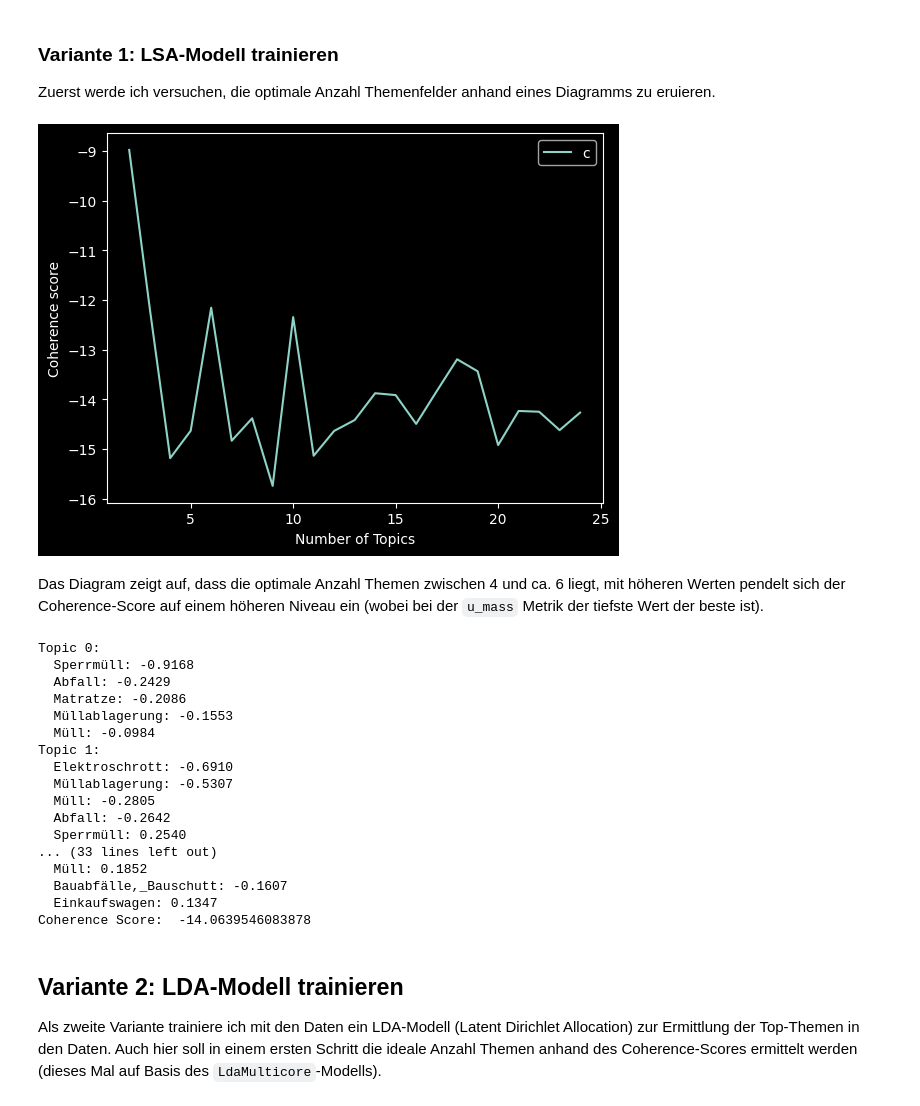
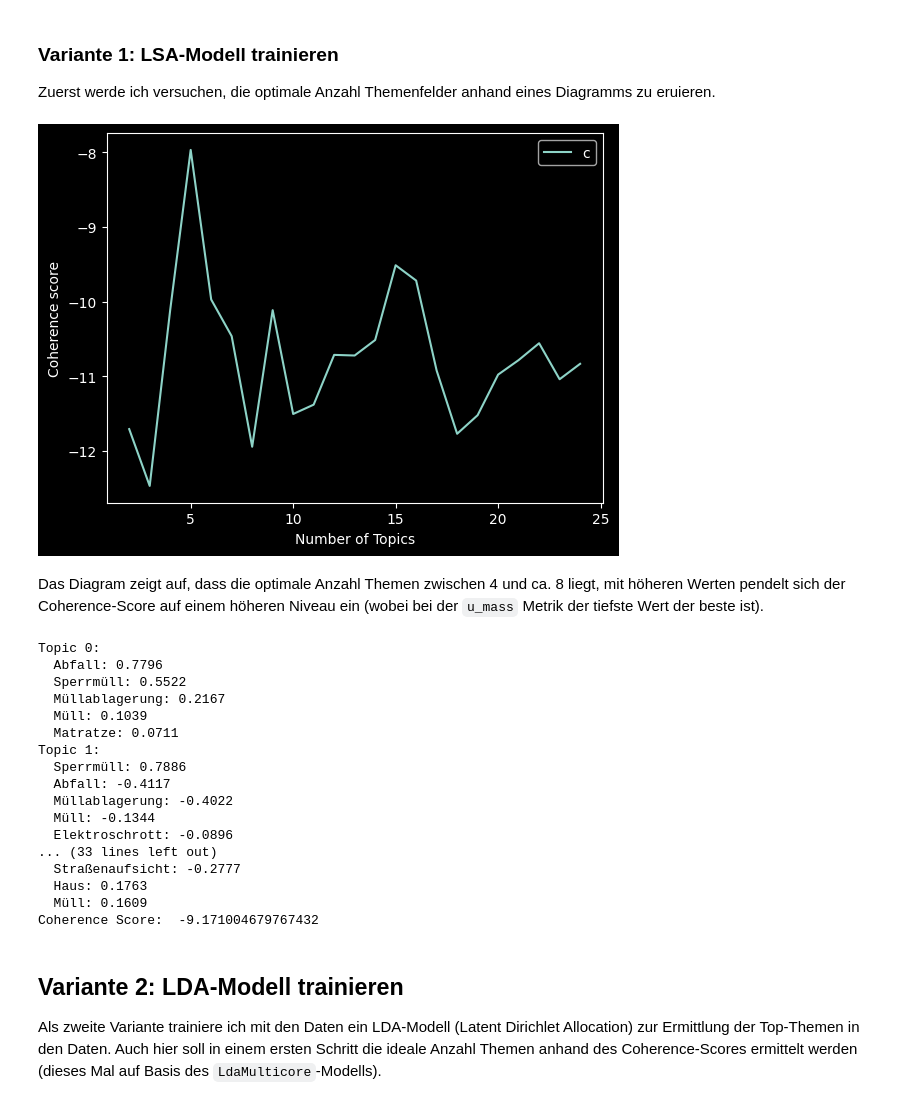
Before and after one commit to schaermu/DLBDSEDE02-Notebook, a Jupyter notebook: src/aufgabe1.ipynb, the cells around one changed output. Cells and saved outputs as stored; diff of their text form; code cells hidden in the pictures.

```diff
--- a/src/aufgabe1.ipynb
+++ b/src/aufgabe1.ipynb
@@ -260,26 +260,26 @@ Zuerst werde ich versuchen, die optimale Anzahl Themenfelder anhand eines Diagra
 # %%
 import gensim
 
-# use TF-IDF corpus to train LSI model
-lsa_dict = gensim.corpora.Dictionary(training_set.lemma)
-lsa_tfidf = TfidfModel(dictionary=lsa_dict, smartirs='ntc')
-lsa_corpus = [lsa_tfidf[lsa_dict.doc2bow(doc)] for doc in training_set.lemma]
+# use bow corpus to train LSI model
+lsa_dict = gensim.corpora.Dictionary()
+lsa_corpus = [lsa_dict.doc2bow(doc, allow_update=True)
+              for doc in training_set.lemma]
 
 start, stop, step = 2, 25, 1
 
 _, coherence_values = compute_coherence_values(
     dict=lsa_dict,
     corpus=lsa_corpus,
     training_set=training_set.lemma,
     model_type="lsi",
     coherence="u_mass",
     start=start, stop=stop, step=step
 )
 plot_coherence_graph(coherence_values, start, stop, step)
 # %% [output]
-[figure, old version]
+[figure, new version]
 # %% [markdown]
-Das Diagram zeigt auf, dass die optimale Anzahl Themen zwischen 4 und ca. 6 liegt, mit höheren Werten pendelt sich der Coherence-Score auf einem höheren Niveau ein (wobei bei der `u_mass` Metrik der tiefste Wert der beste ist).
+Das Diagram zeigt auf, dass die optimale Anzahl Themen zwischen 4 und ca. 8 liegt, mit höheren Werten pendelt sich der Coherence-Score auf einem höheren Niveau ein (wobei bei der `u_mass` Metrik der tiefste Wert der beste ist).
 # %%
 num_topics = 8
 
@@ -299,22 +299,22 @@ coherence_lsa = coherence_model_lsa.get_coherence()
 print("Coherence Score: ", coherence_lsa)
 # %% [output]
 Topic 0:
-  Sperrmüll: -0.9168
-  Abfall: -0.2429
-  Matratze: -0.2086
-  Müllablagerung: -0.1553
-  Müll: -0.0984
+  Abfall: 0.7796
+  Sperrmüll: 0.5522
+  Müllablagerung: 0.2167
+  Müll: 0.1039
+  Matratze: 0.0711
 Topic 1:
-  Elektroschrott: -0.6910
-  Müllablagerung: -0.5307
-  Müll: -0.2805
-  Abfall: -0.2642
-  Sperrmüll: 0.2540
+  Sperrmüll: 0.7886
+  Abfall: -0.4117
+  Müllablagerung: -0.4022
+  Müll: -0.1344
+  Elektroschrott: -0.0896
 ... (33 lines left out)
-  Müll: 0.1852
-  Bauabfälle,_Bauschutt: -0.1607
-  Einkaufswagen: 0.1347
-Coherence Score:  -14.0639546083878
+  Straßenaufsicht: -0.2777
+  Haus: 0.1763
+  Müll: 0.1609
+Coherence Score:  -9.171004679767432
 # %% [markdown]
 ## Variante 2: LDA-Modell trainieren
 Als zweite Variante trainiere ich mit den Daten ein LDA-Modell (Latent Dirichlet Allocation) zur Ermittlung der Top-Themen in den Daten. Auch hier soll in einem ersten Schritt die ideale Anzahl Themen anhand des Coherence-Scores ermittelt werden (dieses Mal auf Basis des `LdaMulticore`-Modells).
```
Also changed, not shown: parts of 10 cells of this notebook.
